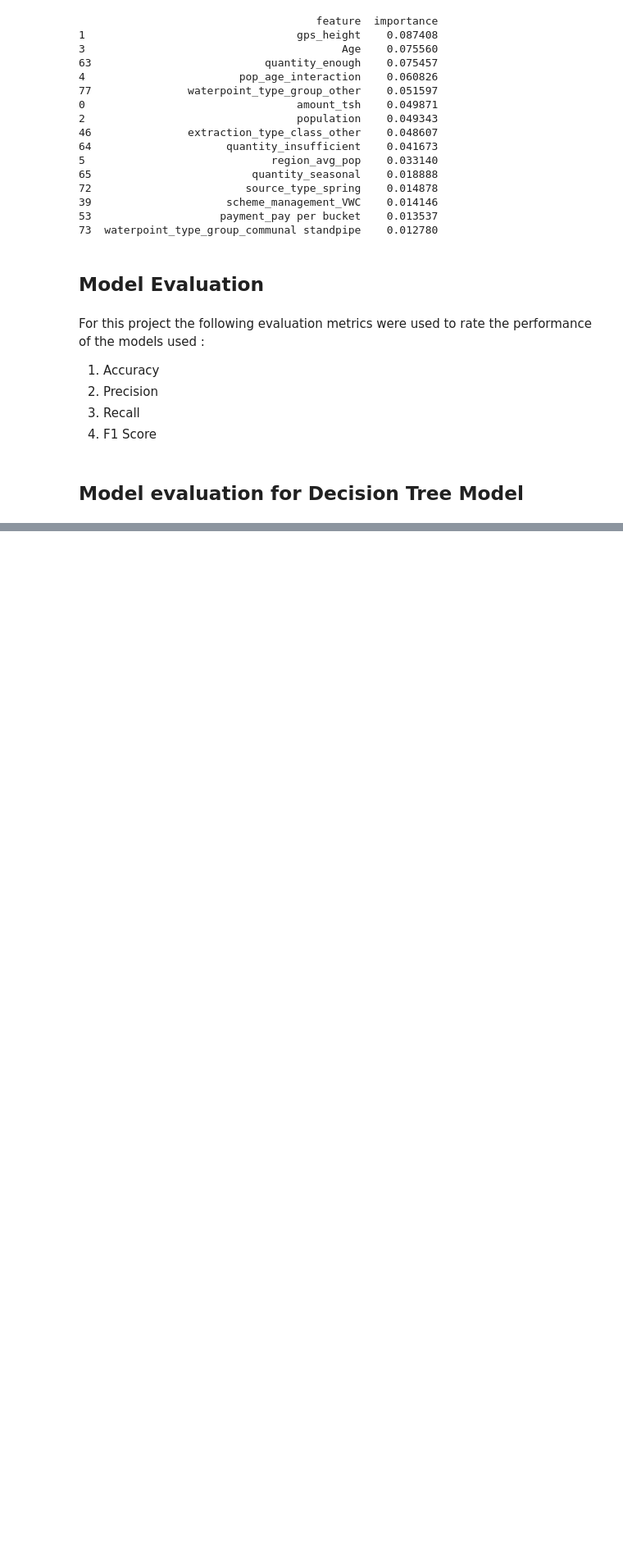
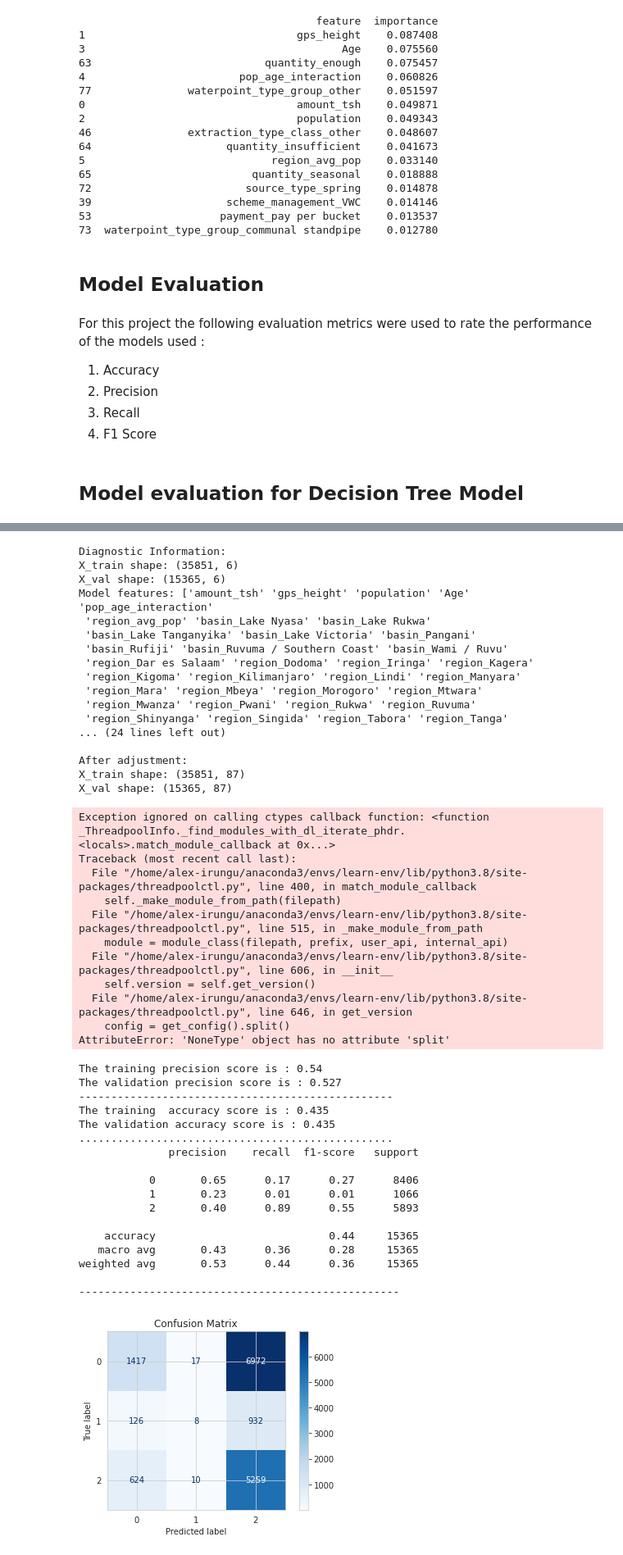
Before and after one commit to AlexIrungu/Tanzania-Wells-Classification-, a Jupyter notebook: index.ipynb, the cells around one changed output, grey strips where cells are left out. Shown at 82% size. Drawn from its saved outputs; the diff is of its cells as text; code cells hidden in the pictures; blank space fills up the shorter version.

```diff
--- a/index.ipynb
+++ b/index.ipynb
@@ -1071,0 +1185,5 @@ Feature names seen at fit time, yet now missing:
+# %%
+# Getting the model evaluation for knn model
+
+model_evaluation(knn_tuned,X_train_scaled,y_train,X_val_scaled,y_val)
+# %% [output]
@@ -1071,0 +1201,46 @@ Feature names seen at fit time, yet now missing:
+Diagnostic Information:
+X_train shape: (35851, 6)
+X_val shape: (15365, 6)
+Model features: ['amount_tsh' 'gps_height' 'population' 'Age' 'pop_age_interaction'
+ 'region_avg_pop' 'basin_Lake Nyasa' 'basin_Lake Rukwa'
+ 'basin_Lake Tanganyika' 'basin_Lake Victoria' 'basin_Pangani'
+ 'basin_Rufiji' 'basin_Ruvuma / Southern Coast' 'basin_Wami / Ruvu'
+ 'region_Dar es Salaam' 'region_Dodoma' 'region_Iringa' 'region_Kagera'
+ 'region_Kigoma' 'region_Kilimanjaro' 'region_Lindi' 'region_Manyara'
+ 'region_Mara' 'region_Mbeya' 'region_Morogoro' 'region_Mtwara'
+ 'region_Mwanza' 'region_Pwani' 'region_Rukwa' 'region_Ruvuma'
+ 'region_Shinyanga' 'region_Singida' 'region_Tabora' 'region_Tanga'
+... (24 lines left out)
+
+After adjustment:
+X_train shape: (35851, 87)
+X_val shape: (15365, 87)
+Exception ignored on calling ctypes callback function: <function _ThreadpoolInfo._find_modules_with_dl_iterate_phdr.<locals>.match_module_callback at 0x...>
+Traceback (most recent call last):
+  File "/home/alex-irungu/anaconda3/envs/learn-env/lib/python3.8/site-packages/threadpoolctl.py", line 400, in match_module_callback
+    self._make_module_from_path(filepath)
+  File "/home/alex-irungu/anaconda3/envs/learn-env/lib/python3.8/site-packages/threadpoolctl.py", line 515, in _make_module_from_path
+    module = module_class(filepath, prefix, user_api, internal_api)
+  File "/home/alex-irungu/anaconda3/envs/learn-env/lib/python3.8/site-packages/threadpoolctl.py", line 606, in __init__
+    self.version = self.get_version()
+  File "/home/alex-irungu/anaconda3/envs/learn-env/lib/python3.8/site-packages/threadpoolctl.py", line 646, in get_version
+    config = get_config().split()
+AttributeError: 'NoneType' object has no attribute 'split'
+The training precision score is : 0.54
+The validation precision score is : 0.527
+-------------------------------------------------
+The training  accuracy score is : 0.435
+The validation accuracy score is : 0.435
+.................................................
+              precision    recall  f1-score   support
+
+           0       0.65      0.17      0.27      8406
+           1       0.23      0.01      0.01      1066
+           2       0.40      0.89      0.55      5893
+
+    accuracy                           0.44     15365
+   macro avg       0.43      0.36      0.28     15365
+weighted avg       0.53      0.44      0.36     15365
+
+--------------------------------------------------
+[figure, added]
```
Also changed, not shown: parts of 15 cells of this notebook, 1 other file.
